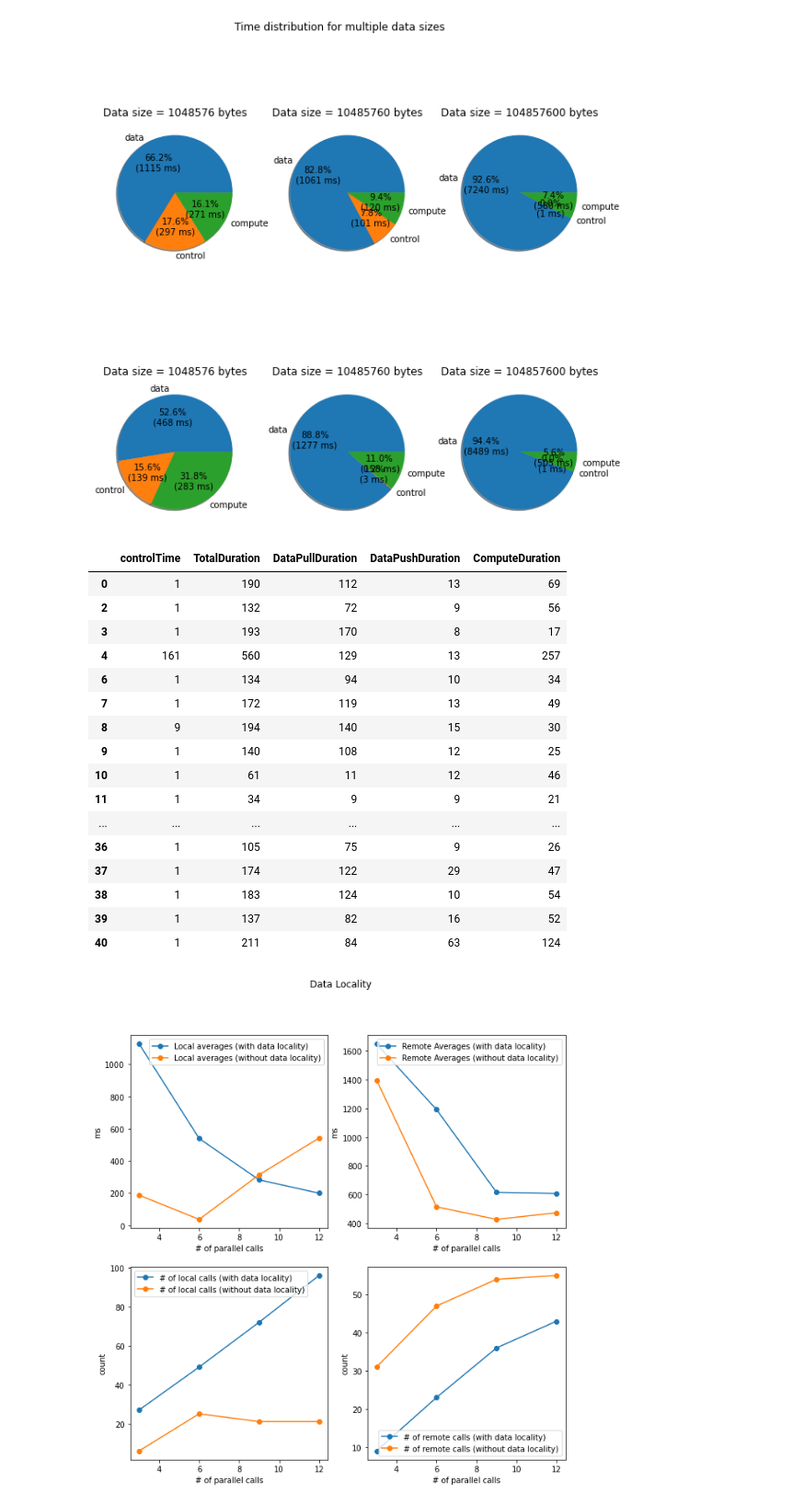
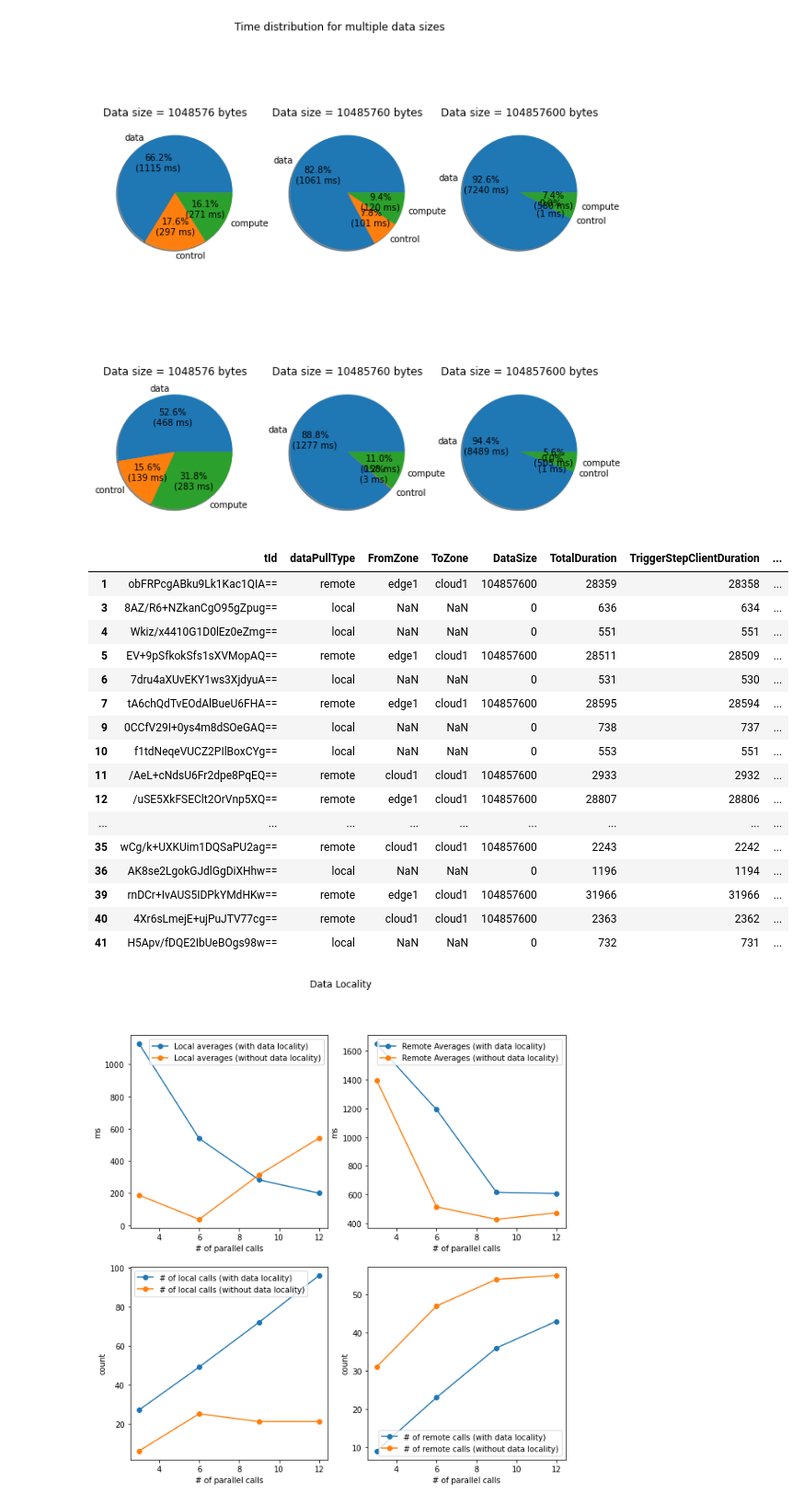
Before and after one commit to alin-corodescu/MSc-workflows, a Jupyter notebook: jupyter-notebook/Workflows Analysis.ipynb, the cells around one changed output. Shown at 92% size. Saved outputs shown, nothing was run; the diff lists cells and outputs as text; code cells hidden in the pictures.

Commit message:
run the cloud experiments again

```diff
--- a/jupyter-notebook/Workflows Analysis.ipynb
+++ b/jupyter-notebook/Workflows Analysis.ipynb
@@ -118,24 +118,43 @@ for i in range(3):
 # %% [output]
 [figure]
 # %%
+input_file_on = "all-up-on-d{:d}.csv".format(104857600)
+data_on = read_and_parse(input_file_on)
+input_file_on = "all-up-off-d{:d}.csv".format(104857600)
+data_off = read_and_parse(input_file_off)
+# Either deploy step 4 everywhere as well, or do a workflow only with 3 steps.
+# Or re-use the same step 1 multiple times.
+# The edge1 to cloud1 movement is so bad...
+# Maybe tweak the data chunk size?
+# Make the step 3 filtering - reduce the size actually?
+# What am I trying to prove? local - zone internal - cross-zone - they increase exponentially.
+# I need to show that my solution radically helps with latencies by favoring local runs.
+# If I force the edge1-> cloud movement, I'm shooting myself in the foot.
+# Because I have 4 choices, round robin will choose
+
+
+# Maybe increase the iterations? And add the orchestrator service checker so I don't have to wait around
+
+# data_off was optimal from the edge1-> cloud1 perspective, that's why the numbers are so close to one another
+# data_off has some cloud1-> cloud1 and edge1 -> edge1 difference, but these are minor.
 # %% [output]
-|  | controlTime | TotalDuration | DataPullDuration | DataPushDuration | ComputeDuration |
-| 0 | 1 | 190 | 112 | 13 | 69 |
-| 2 | 1 | 132 | 72 | 9 | 56 |
-| 3 | 1 | 193 | 170 | 8 | 17 |
-| 4 | 161 | 560 | 129 | 13 | 257 |
-| 6 | 1 | 134 | 94 | 10 | 34 |
-| 7 | 1 | 172 | 119 | 13 | 49 |
-| 8 | 9 | 194 | 140 | 15 | 30 |
-| 9 | 1 | 140 | 108 | 12 | 25 |
-| 10 | 1 | 61 | 11 | 12 | 46 |
-| 11 | 1 | 34 | 9 | 9 | 21 |
-| ... | ... | ... | ... | ... | ... |
-| 36 | 1 | 105 | 75 | 9 | 26 |
-| 37 | 1 | 174 | 122 | 29 | 47 |
-| 38 | 1 | 183 | 124 | 10 | 54 |
-| 39 | 1 | 137 | 82 | 16 | 52 |
-| 40 | 1 | 211 | 84 | 63 | 124 |
+|  | tId | dataPullType | FromZone | ToZone | DataSize | TotalDuration | TriggerStepClientDuration | ... |
+| 1 | obFRPcgABku9Lk1Kac1QIA== | remote | edge1 | cloud1 | 104857600 | 28359 | 28358 | ... |
+| 3 | 8AZ/R6+NZkanCgO95gZpug== | local | NaN | NaN | 0 | 636 | 634 | ... |
+| 4 | Wkiz/x4410G1D0lEz0eZmg== | local | NaN | NaN | 0 | 551 | 551 | ... |
+| 5 | EV+9pSfkokSfs1sXVMopAQ== | remote | edge1 | cloud1 | 104857600 | 28511 | 28509 | ... |
+| 6 | 7dru4aXUvEKY1ws3XjdyuA== | local | NaN | NaN | 0 | 531 | 530 | ... |
+| 7 | tA6chQdTvEOdAlBueU6FHA== | remote | edge1 | cloud1 | 104857600 | 28595 | 28594 | ... |
+| 9 | 0CCfV29I+0ys4m8dSOeGAQ== | local | NaN | NaN | 0 | 738 | 737 | ... |
+| 10 | f1tdNeqeVUCZ2PIlBoxCYg== | local | NaN | NaN | 0 | 553 | 551 | ... |
+| 11 | /AeL+cNdsU6Fr2dpe8PqEQ== | remote | cloud1 | cloud1 | 104857600 | 2933 | 2932 | ... |
+| 12 | /uSE5XkFSEClt2OrVnp5XQ== | remote | edge1 | cloud1 | 104857600 | 28807 | 28806 | ... |
+| ... | ... | ... | ... | ... | ... | ... | ... | ... |
+| 35 | wCg/k+UXKUim1DQSaPU2ag== | remote | cloud1 | cloud1 | 104857600 | 2243 | 2242 | ... |
+| 36 | AK8se2LgokGJdlGgDiXHhw== | local | NaN | NaN | 0 | 1196 | 1194 | ... |
+| 39 | rnDCr+IvAUS5IDPkYMdHKw== | remote | edge1 | cloud1 | 104857600 | 31966 | 31966 | ... |
+| 40 | 4Xr6sLmejE+ujPuJTV77cg== | remote | cloud1 | cloud1 | 104857600 | 2363 | 2362 | ... |
+| 41 | H5Apv/fDQE2IbUeBOgs98w== | local | NaN | NaN | 0 | 732 | 731 | ... |
 # %%
 # For Visualization 6 and 7, I need 2 experiments in the same chart.
 
```
Also changed, not shown: 28 other files.
